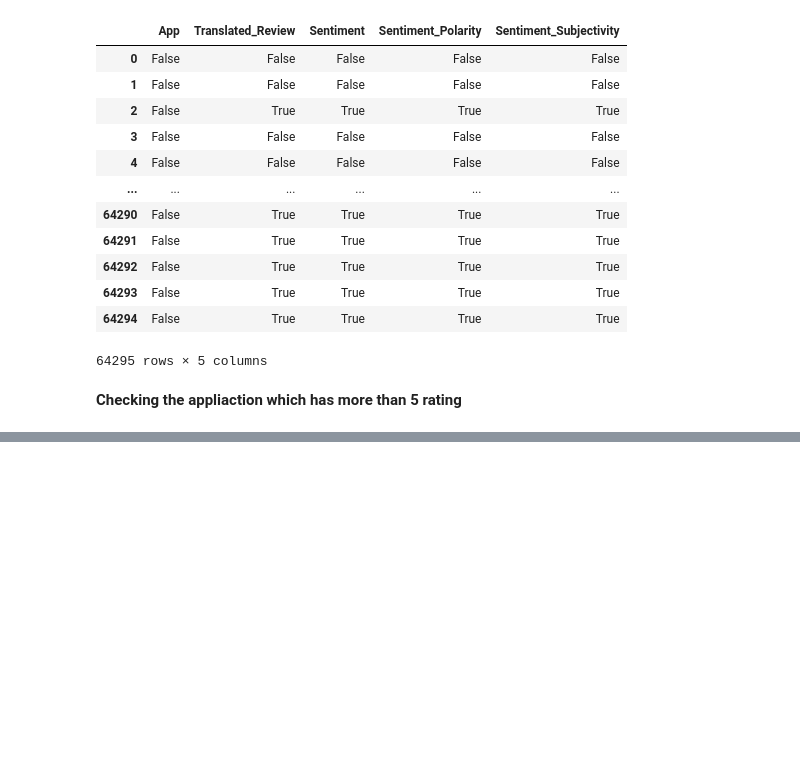
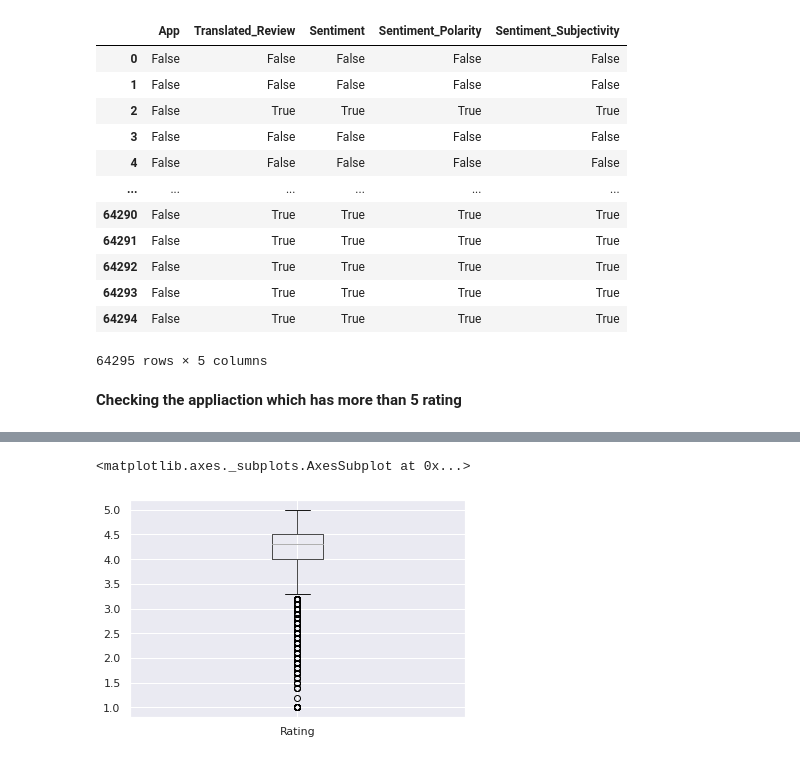
Before and after one commit to sanjaymkr/Google_Play_Store_Data_Analysis, a Jupyter notebook: Sanjay_Kumar_Google_Play_Store_Review.ipynb, the cells around one changed output, grey strips where cells are left out. Drawn from its saved outputs; the diff is of its cells as text; code cells hidden in the pictures; blank space fills up the shorter version.

Commit message:
second commit for play store data

```diff
--- a/Sanjay_Kumar_Google_Play_Store_Review.ipynb
+++ b/Sanjay_Kumar_Google_Play_Store_Review.ipynb
@@ -230,3 +231,9 @@ play_store[10470:10475] # print from row 10470 to 10475
 | 10473 | osmino Wi-Fi: free WiFi | TOOLS | 4.2 | 134203 | 4.1M | 10,000,000+ | Free | 0 | Everyone | Tools | ... |
 | 10474 | Sat-Fi Voice | COMMUNICATION | 3.4 | 37 | 14M | 1,000+ | Free | 0 | Everyone | Communication | ... |
 | 10475 | Wi-Fi Visualizer | TOOLS | 3.9 | 132 | 2.6M | 50,000+ | Free | 0 | Everyone | Tools | ... |
+# %%
+sns.set()
+play_store.boxplot()
+# %% [output]
+<matplotlib.axes._subplots.AxesSubplot at 0x...>
+[figure, added]
```
Also changed, not shown: parts of 22 cells of this notebook.
